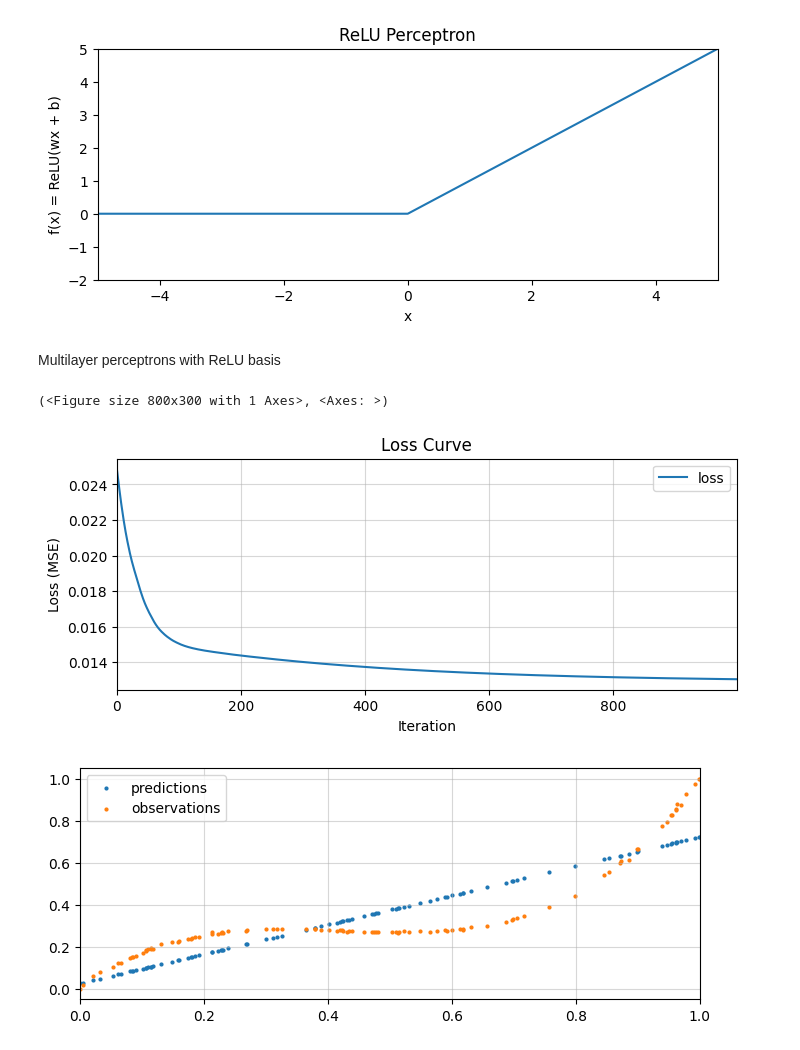
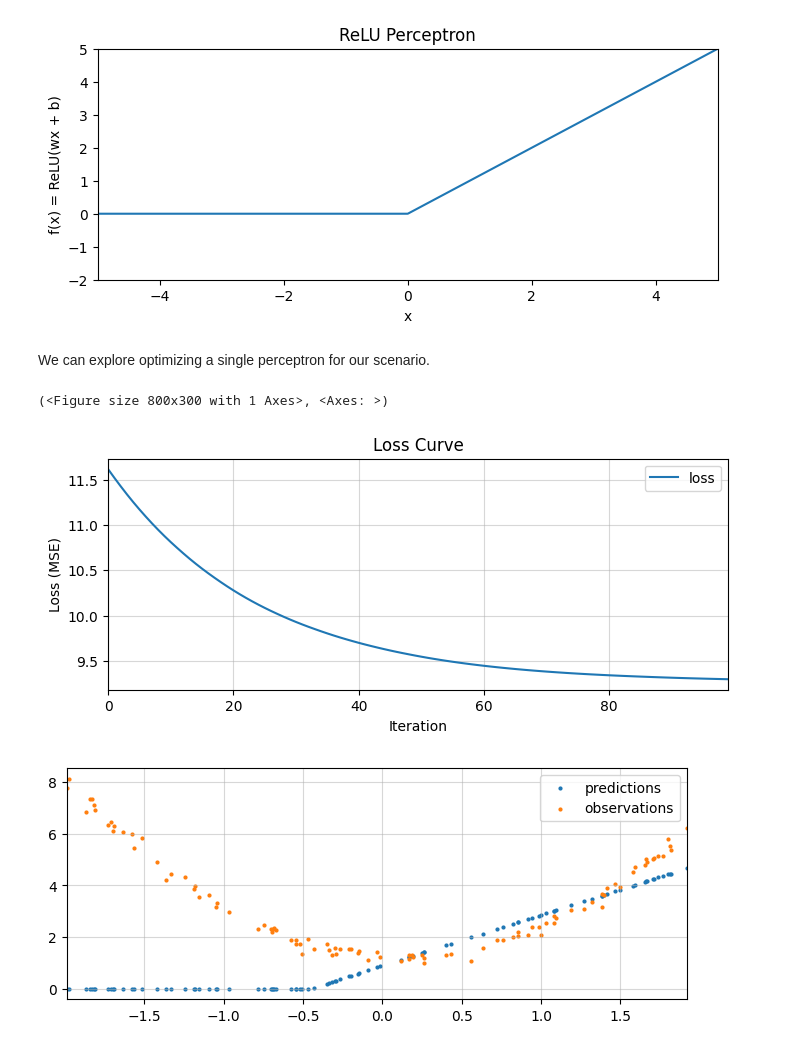
Before and after one commit to nextgenerationgraduatesprogram/nextgen25-mlai-workshop02, a Jupyter notebook: notebooks/main.ipynb, the cells around one changed output. Drawn from its saved outputs; the diff is of its cells as text; code cells hidden in the pictures.

```diff
--- a/notebooks/main.ipynb
+++ b/notebooks/main.ipynb
@@ -41,11 +48,11 @@ We might observe and collect some data on this process.
 # observe some data using a noisy observation process
 def observe_noisy(f, x):
     # we often can't sample perfectly a point in the domain perfectly
-    x_noise = np.random.normal(0.05, 0.01, x.shape[0])
+    x_noise = np.random.normal(0.05, 0.02, x.shape[0])
     x_measure = x + x_noise
 
     # we often can't measure the result perfectly
-    y_noise = np.random.normal(-0.05, 0.09, x.shape[0])
+    y_noise = np.random.normal(-0.05, 0.15, x.shape[0])
     y_obs = f(x_measure) + y_noise
 
     return y_obs
@@ -272,5 +297,6 @@ optimizer = torch.optim.SGD(model.parameters(), lr=0.1)
 loss_fn = torch.nn.MSELoss()
 
 # perform the training loop
-model, trajectory = training_loop(model, optimizer, loss_fn, x_meas_tensor, y_obs_tensor, 100)
+model, losses = training_loop(model, optimizer, loss_fn, x_meas_tensor, y_obs_tensor, 100)
+if is_suitable(losses[-1], 0.01): print(f"found suitable solution with loss L={losses[-1]:.3f}")
 # %%
@@ -320,14 +336 @@ Let's define the `Dataset` to wrap up `f_target_` and the observation process.
-# %%
-# define the optimization loop aka. training loop
-def training_loop(model, optimizer, loss_fn, x, y, steps, thresh = None):
-    losses = []
-    with tqdm(range(steps)) as pbar:
-      for idx in pbar:
-          optimizer.zero_grad()
-          loss = loss_fn(y, model(x))
-          losses.append(loss)
-          loss.backward()
-          optimizer.step()
-          pbar.set_description(f"loss: {loss.item():.3f}")
-    return model, torch.tensor(losses)
 # %%
@@ -372,11 +359,0 @@ class HypothesisSpace(nn.Module):
-# %%
-def plot_loss_curve(losses):
-    fig, ax = plt.subplots(figsize=(8,3))
-    ax.plot(losses, label="loss")
-    ax.set_xlim(left=0, right=len(losses)-1)
-    ax.set_xlabel("Iteration")
-    ax.set_ylabel("Loss (MSE)")
-    ax.set_title("Loss Curve")
-    ax.grid(True, alpha=0.50)
-    ax.legend()
-    return fig, ax
@@ -449,38 +438,40 @@ with torch.no_grad():
 # %% [output]
 [figure]
 # %% [markdown]
-Multilayer perceptrons with ReLU basis
+We can explore optimizing a single perceptron for our scenario.
 # %%
 class Perceptron(nn.Module):
     """
     f(x) = ReLU(Wx + B)
     """
     def __init__(self):
         super().__init__()
         self.linear = nn.Linear(1, 1)
 
         # specific initialization
-        # self.linear.weight = nn.Parameter(torch.tensor([[1.0]])) # <-- define a specific starting model init
-        # self.linear.bias = nn.Parameter(torch.tensor([[0.0]]))
+        self.linear.weight = nn.Parameter(torch.tensor([[1.0]])) # <-- define a specific starting model init
+        self.linear.bias = nn.Parameter(torch.tensor([[0.0]]))
 
         # random initialization
-        nn.init.uniform_(self.linear.weight, -1, 1)
-        nn.init.uniform_(self.linear.bias, -1, 1)
+        # nn.init.uniform_(self.linear.weight, -1, 1)
+        # nn.init.uniform_(self.linear.bias, -1, 1)
 
         self.act = nn.ReLU()
 
     def forward(self, x: torch.Tensor) -> torch.Tensor:
         return self.act(self.linear(x))
 
 
+# define the model, dataset, optimizer, and train the model
 model = Perceptron()
-dataset = Dataset(a=-2, b=2, N=100)
+dataset = Dataset(f=f_quadratic, a=-2, b=2, N=100)
 optimizer = torch.optim.SGD(model.parameters(), lr=0.01)
-model, losses = training_loop(model, optimizer, loss_fn, dataset.x, dataset.y, 1000)
+model, losses = training_loop(model, optimizer, loss_fn, dataset.x, dataset.y, 100)
 
+# visualize the losses and predictions of the trained model
 plot_loss_curve(losses)
 plot_predictions(model, dataset)
 # %% [output]
 (<Figure size 800x300 with 1 Axes>, <Axes: >)
-[figure, old version]
+[figure, new version]
-[figure, old version]
+[figure, new version]
```
Also changed, not shown: parts of 46 cells of this notebook.
